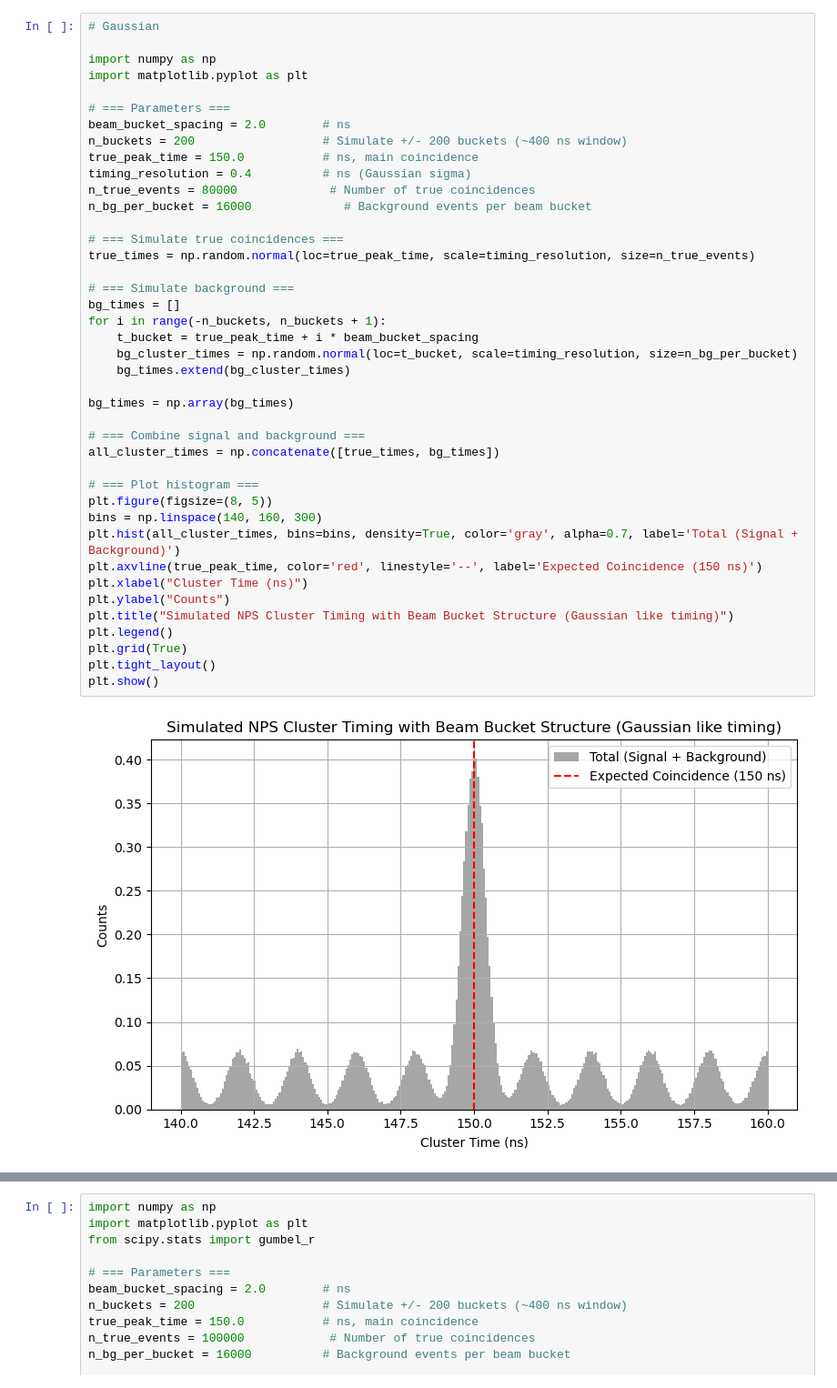
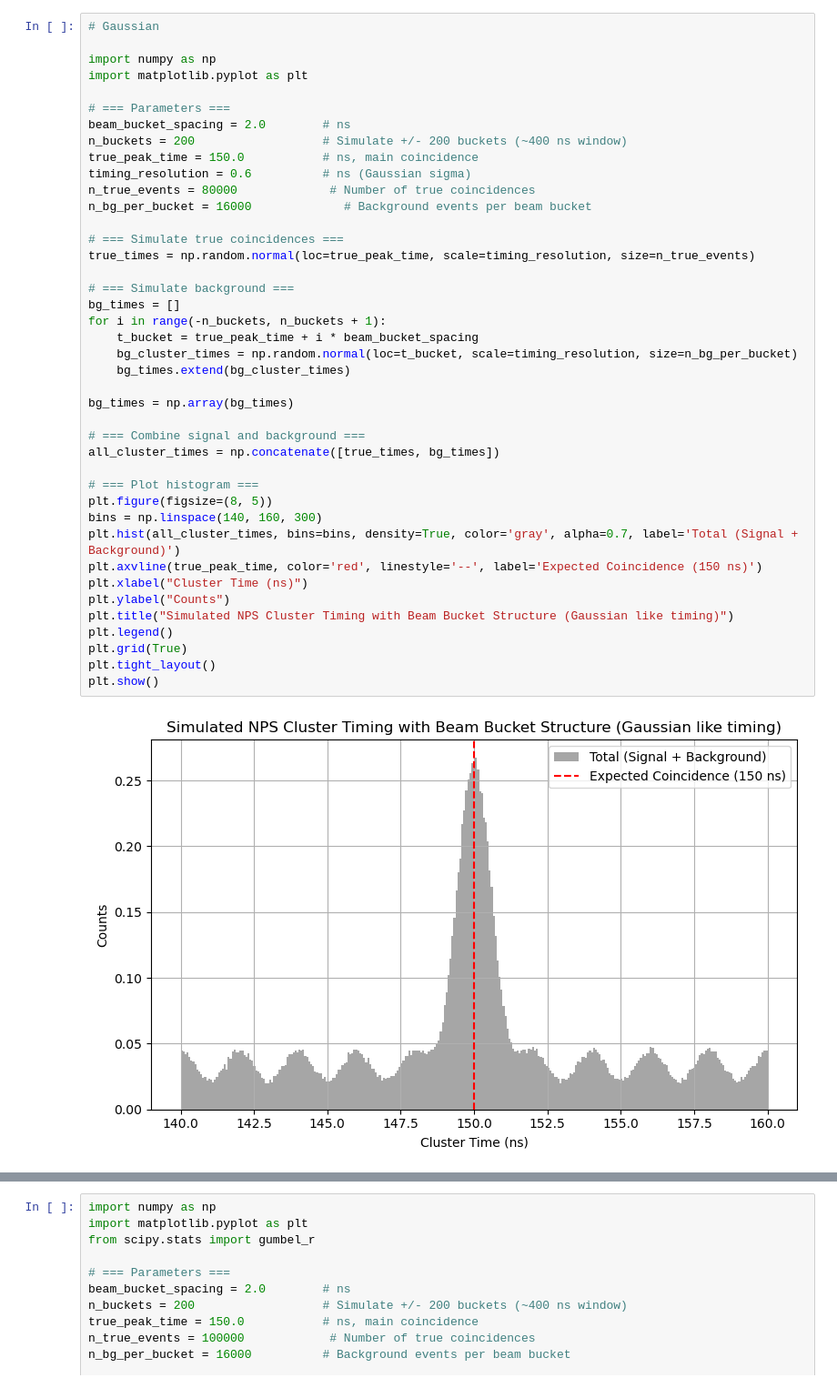
Before and after one commit to avnishphy/nps_analysis, a Jupyter notebook: pi0_analysis/hms_nps_conincidence_clusT_simulate.ipynb, the cells around one changed output, grey strips where cells are left out. Shown at 91% size. Saved outputs shown, nothing was run; the diff lists cells and outputs as text.

```diff
--- a/pi0_analysis/hms_nps_conincidence_clusT_simulate.ipynb
+++ b/pi0_analysis/hms_nps_conincidence_clusT_simulate.ipynb
@@ -8,39 +8,39 @@ import matplotlib.pyplot as plt
 beam_bucket_spacing = 2.0        # ns
 n_buckets = 200                  # Simulate +/- 200 buckets (~400 ns window)
 true_peak_time = 150.0           # ns, main coincidence
-timing_resolution = 0.4          # ns (Gaussian sigma)
+timing_resolution = 0.6          # ns (Gaussian sigma)
 n_true_events = 80000             # Number of true coincidences
 n_bg_per_bucket = 16000             # Background events per beam bucket
 
 # === Simulate true coincidences ===
 true_times = np.random.normal(loc=true_peak_time, scale=timing_resolution, size=n_true_events)
 
 # === Simulate background ===
 bg_times = []
 for i in range(-n_buckets, n_buckets + 1):
     t_bucket = true_peak_time + i * beam_bucket_spacing
     bg_cluster_times = np.random.normal(loc=t_bucket, scale=timing_resolution, size=n_bg_per_bucket)
     bg_times.extend(bg_cluster_times)
 
 bg_times = np.array(bg_times)
 
 # === Combine signal and background ===
 all_cluster_times = np.concatenate([true_times, bg_times])
 
 # === Plot histogram ===
 plt.figure(figsize=(8, 5))
 bins = np.linspace(140, 160, 300)
 plt.hist(all_cluster_times, bins=bins, density=True, color='gray', alpha=0.7, label='Total (Signal + Background)')
 plt.axvline(true_peak_time, color='red', linestyle='--', label='Expected Coincidence (150 ns)')
 plt.xlabel("Cluster Time (ns)")
 plt.ylabel("Counts")
 plt.title("Simulated NPS Cluster Timing with Beam Bucket Structure (Gaussian like timing)")
 plt.legend()
 plt.grid(True)
 plt.tight_layout()
 plt.show()
 # %% [output]
-[figure, old version]
+[figure, new version]
 # %%
 # Landau
 
```
Also changed, not shown: parts of 8 cells of this notebook, 2 other files.
